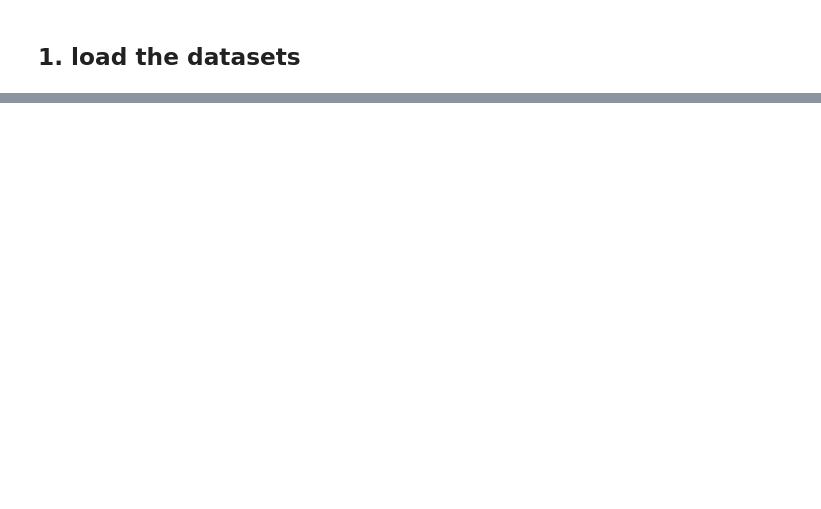
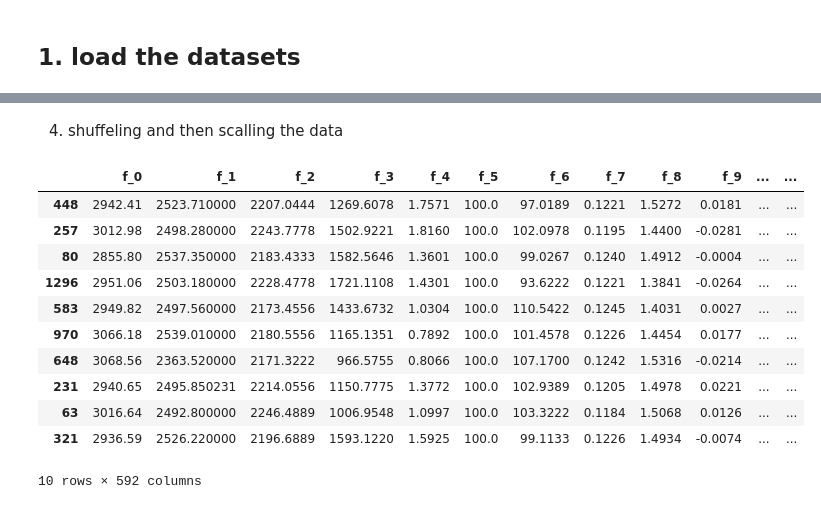
Before and after one commit to monochandan/RAG-Semiconductor-Dataset, a Jupyter notebook: RAG_SECOM_dataset.ipynb, the cells around one changed output, grey strips where cells are left out. Saved outputs shown, nothing was run; the diff lists cells and outputs as text; code cells hidden in the pictures; blank space fills up the shorter version.

```diff
--- a/RAG_SECOM_dataset.ipynb
+++ b/RAG_SECOM_dataset.ipynb
@@ -52,9 +72,9 @@ label_df = pd.read_csv("/content/drive/MyDrive/RAG Q&A System/semoconductor_data
 print(data.shape)
 print(label_df.shape)
 # %%
-# changing the features for example 0 to feature_0
+# changing the features for example 0 to feature_0 ....
 old_labels = list(data.columns)
 type(old_labels)
-new_labels = ["feature_"+str(i) for i in range(0,591)]
+new_labels = ["f_"+str(i) for i in range(0,591)]
 type(new_labels)
 data.rename(columns=dict(zip(old_labels, new_labels)), inplace = True)
@@ -91,0 +100,10 @@ import numpy as np
+# %%
+# merge the data + label
+from imblearn.under_sampling import RandomUnderSampler
+new_df = pd.concat([data_for_process, label_df], axis = 1)
+# make x, y
+x = new_df.drop("label", axis = 1)
+y = new_df["label"]
+
+rus = RandomUnderSampler(random_state = 42, sampling_strategy='majority')
+new_x, new_y = rus.fit_resample(x, y)
@@ -91,0 +113,16 @@ import numpy as np
+# %% [markdown]
+4.  shuffeling and then scalling the data
+# %%
+# after US
+# pandas series to frame
+lebel_df = new_y.to_frame()
+
+# concat both dataset
+new_df = pd.concat([new_x, lebel_df], axis = 1)
+
+# shuffle the dataset after resampling
+new_df = new_df.sample(frac = 1, random_state = 42)
+
+# create ferature_df and lebel_Df seperate
+feature_df = new_df.drop(['timestamp', 'label'], axis = 1)
+label_df = new_df[["label", "timestamp"]]
@@ -92,3 +131,18 @@ import numpy as np
+# %%
+new_df.head(10) # run
+# %% [output]
+|  | f_0 | f_1 | f_2 | f_3 | f_4 | f_5 | f_6 | f_7 | f_8 | f_9 | ... | ... |
+| 448 | 2942.41 | 2523.710000 | 2207.0444 | 1269.6078 | 1.7571 | 100.0 | 97.0189 | 0.1221 | 1.5272 | 0.0181 | ... | ... |
+| 257 | 3012.98 | 2498.280000 | 2243.7778 | 1502.9221 | 1.8160 | 100.0 | 102.0978 | 0.1195 | 1.4400 | -0.0281 | ... | ... |
+| 80 | 2855.80 | 2537.350000 | 2183.4333 | 1582.5646 | 1.3601 | 100.0 | 99.0267 | 0.1240 | 1.4912 | -0.0004 | ... | ... |
+| 1296 | 2951.06 | 2503.180000 | 2228.4778 | 1721.1108 | 1.4301 | 100.0 | 93.6222 | 0.1221 | 1.3841 | -0.0264 | ... | ... |
+| 583 | 2949.82 | 2497.560000 | 2173.4556 | 1433.6732 | 1.0304 | 100.0 | 110.5422 | 0.1245 | 1.4031 | 0.0027 | ... | ... |
+| 970 | 3066.18 | 2539.010000 | 2180.5556 | 1165.1351 | 0.7892 | 100.0 | 101.4578 | 0.1226 | 1.4454 | 0.0177 | ... | ... |
+| 648 | 3068.56 | 2363.520000 | 2171.3222 | 966.5755 | 0.8066 | 100.0 | 107.1700 | 0.1242 | 1.5316 | -0.0214 | ... | ... |
+| 231 | 2940.65 | 2495.850231 | 2214.0556 | 1150.7775 | 1.3772 | 100.0 | 102.9389 | 0.1205 | 1.4978 | 0.0221 | ... | ... |
+| 63 | 3016.64 | 2492.800000 | 2246.4889 | 1006.9548 | 1.0997 | 100.0 | 103.3222 | 0.1184 | 1.5068 | 0.0126 | ... | ... |
+| 321 | 2936.59 | 2526.220000 | 2196.6889 | 1593.1220 | 1.5925 | 100.0 | 99.1133 | 0.1226 | 1.4934 | -0.0074 | ... | ... |
+10 rows × 592 columns
 # %%
 from sklearn.preprocessing import StandardScaler
 scaler = StandardScaler()
```
Also changed, not shown: parts of 107 cells of this notebook.
